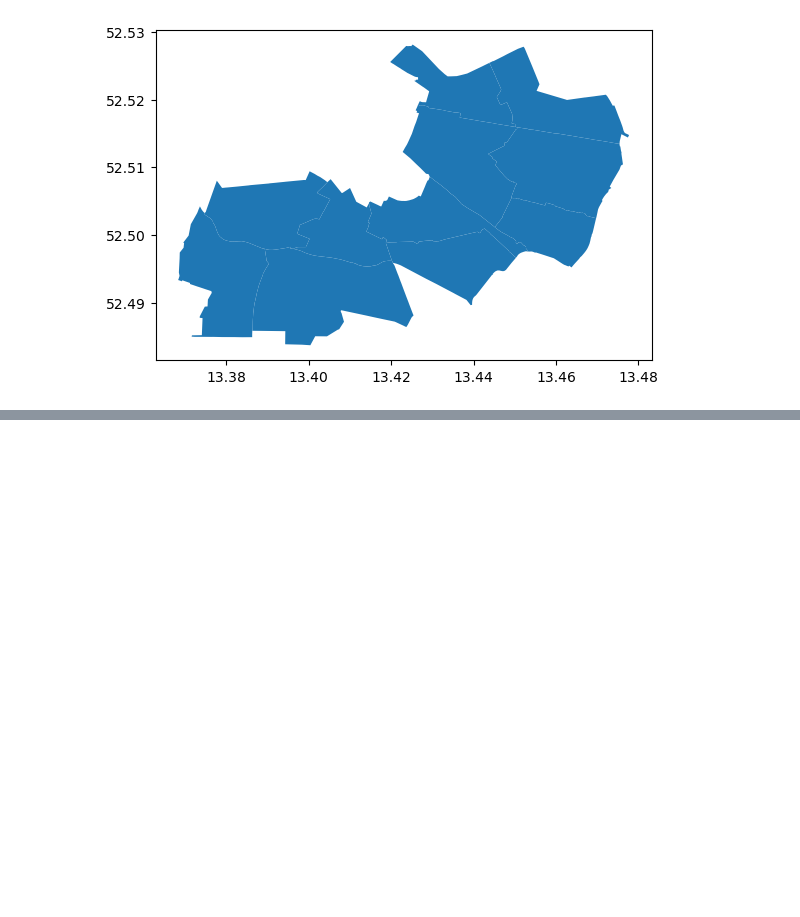
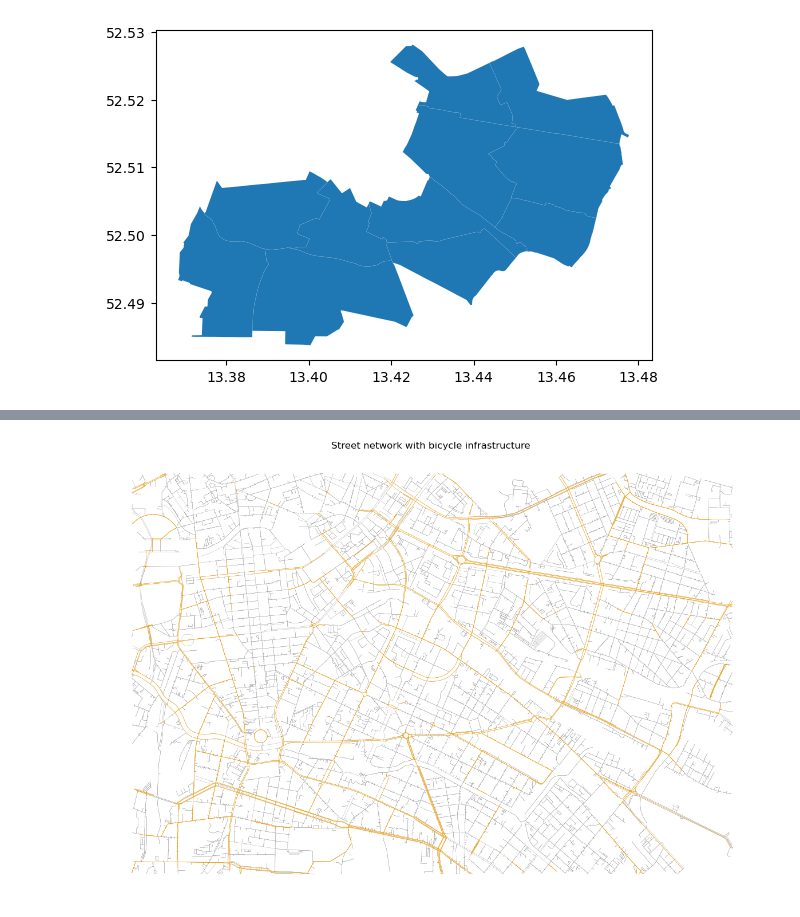
Before and after one commit to DLR-VF/bikeability, a Jupyter notebook: examples/example_use_cases.ipynb, the cells around one changed output, grey strips where cells are left out. Drawn from its saved outputs; the diff is of its cells as text; code cells hidden in the pictures; blank space fills up the shorter version.

```diff
--- a/examples/example_use_cases.ipynb
+++ b/examples/example_use_cases.ipynb
@@ -165,0 +157,11 @@ plt.savefig(plots_folder+"bikeability_data_example_2.png")
+# %%
+
+cycling_network = gpd.read_file(f"{settings.tmp_directory}/cycling_network.gpkg")
+# %%
+ax = network.plot(color="grey", linewidth=0.2,figsize=(20,10))
+cycling_network.to_crs(4326).plot(color="orange", linewidth=0.4, ax=ax)
+
+ax.axis('off')
+ax.title.set_text("Street network with bicycle infrastructure ")
+# %% [output]
+[figure, added]
```
Also changed, not shown: parts of 15 cells of this notebook, 10 other files.
